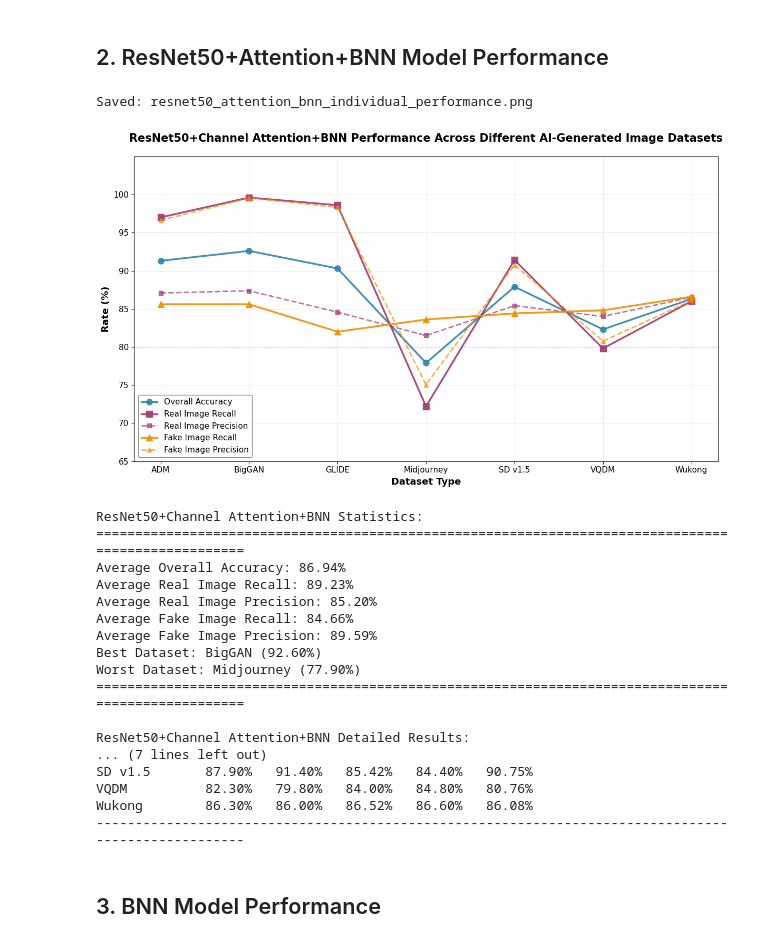
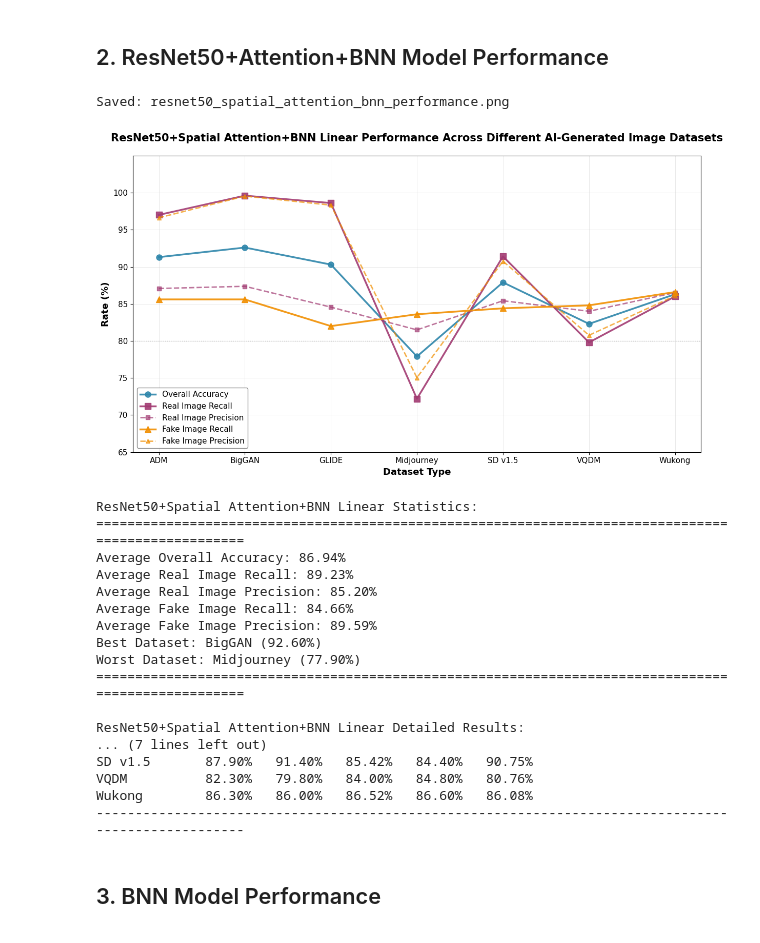
Before and after one commit to CVLabWorks/CVIMGDetection, a Jupyter notebook: ResNetSolution/plot_individual_models.ipynb, the cells around one changed output. Cells and saved outputs as stored; diff of their text form; code cells hidden in the pictures.

```diff
--- a/ResNetSolution/plot_individual_models.ipynb
+++ b/ResNetSolution/plot_individual_models.ipynb
@@ -190,13 +190,13 @@ Wukong        87.20%   81.20%   92.27%   93.20%   83.21%
 # %%
 plot_model_performance(
     'results/results_bnn_attention.json',
-    'ResNet50+Channel Attention+BNN',
-    'resnet50_attention_bnn_individual_performance'
+    'ResNet50+Spatial Attention+BNN Linear',
+    'resnet50_spatial_attention_bnn_performance'
 )
 # %% [output]
-Saved: resnet50_attention_bnn_individual_performance.png
+Saved: resnet50_spatial_attention_bnn_performance.png
-[figure, old version]
+[figure, new version]
-ResNet50+Channel Attention+BNN Statistics:
+ResNet50+Spatial Attention+BNN Linear Statistics:
 ====================================================================================================
 Average Overall Accuracy: 86.94%
 Average Real Image Recall: 89.23%
@@ -207,7 +207,7 @@ Best Dataset: BigGAN (92.60%)
 Worst Dataset: Midjourney (77.90%)
 ====================================================================================================
 
-ResNet50+Channel Attention+BNN Detailed Results:
+ResNet50+Spatial Attention+BNN Linear Detailed Results:
 ... (7 lines left out)
 SD v1.5       87.90%   91.40%   85.42%   84.40%   90.75%
 VQDM          82.30%   79.80%   84.00%   84.80%   80.76%
```
Also changed, not shown: parts of 5 cells of this notebook, 11 other files.
